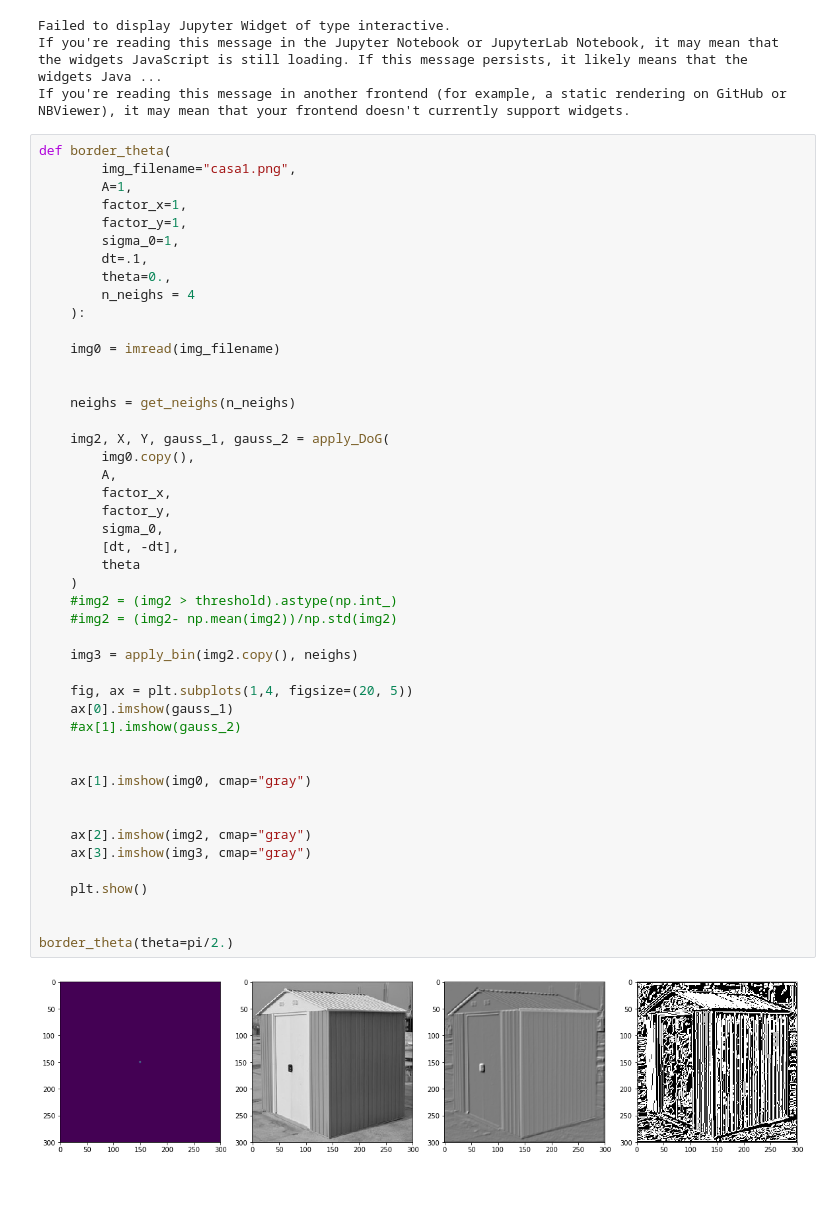
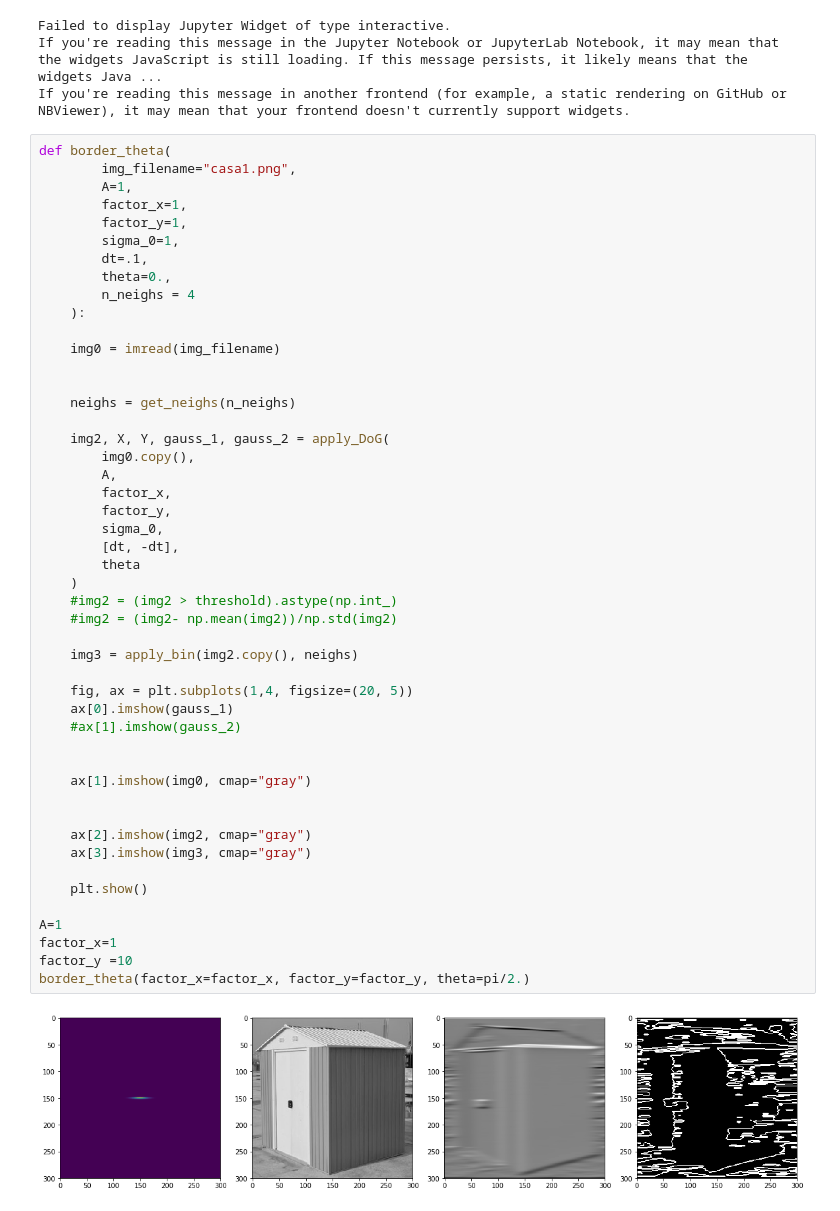
Before and after one commit to devmessias/Artificial-and-Natural-Vision, a Jupyter notebook: projects_vision.ipynb, the cells around one changed output. Saved outputs shown, nothing was run; the diff lists cells and outputs as text.

```diff
--- a/projects_vision.ipynb
+++ b/projects_vision.ipynb
@@ -307,36 +307,38 @@ def border_theta(
     neighs = get_neighs(n_neighs)
 
     img2, X, Y, gauss_1, gauss_2 = apply_DoG(
         img0.copy(),
         A,
         factor_x,
         factor_y,
         sigma_0,
         [dt, -dt],
         theta
     )
     #img2 = (img2 > threshold).astype(np.int_)
     #img2 = (img2- np.mean(img2))/np.std(img2)
 
     img3 = apply_bin(img2.copy(), neighs)
 
     fig, ax = plt.subplots(1,4, figsize=(20, 5))
     ax[0].imshow(gauss_1)
     #ax[1].imshow(gauss_2)
 
 
     ax[1].imshow(img0, cmap="gray")
 
 
     ax[2].imshow(img2, cmap="gray")
     ax[3].imshow(img3, cmap="gray")
 
     plt.show()
 
-
-border_theta(theta=pi/2.)
+A=1
+factor_x=1
+factor_y =10
+border_theta(factor_x=factor_x, factor_y=factor_y, theta=pi/2.)
 # %% [output]
-[figure, old version]
+[figure, new version]
 # %%
 interactive_plot = interactive(
                                 border_theta,
```
Also changed, not shown: parts of 1 cell of this notebook.
